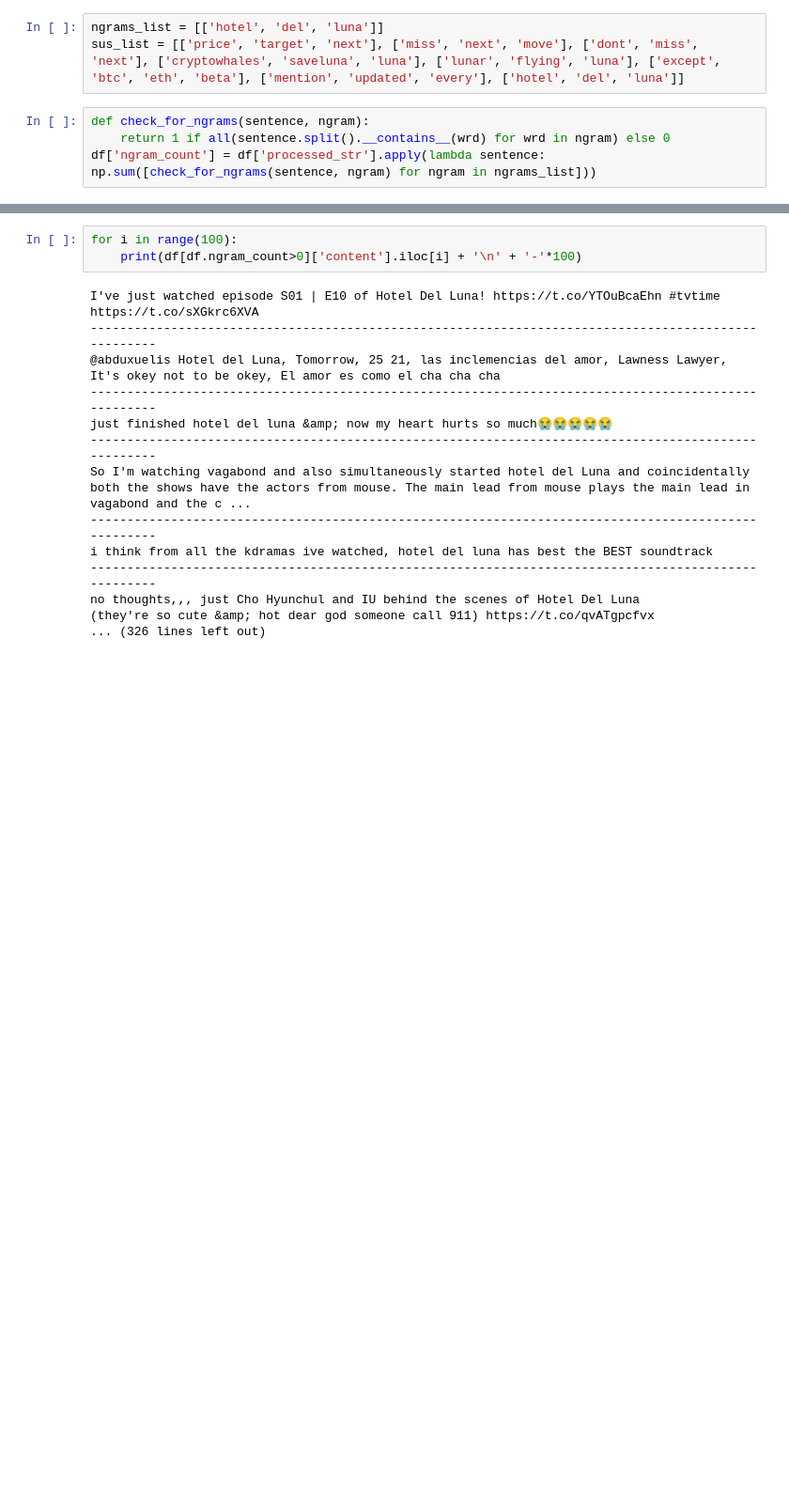
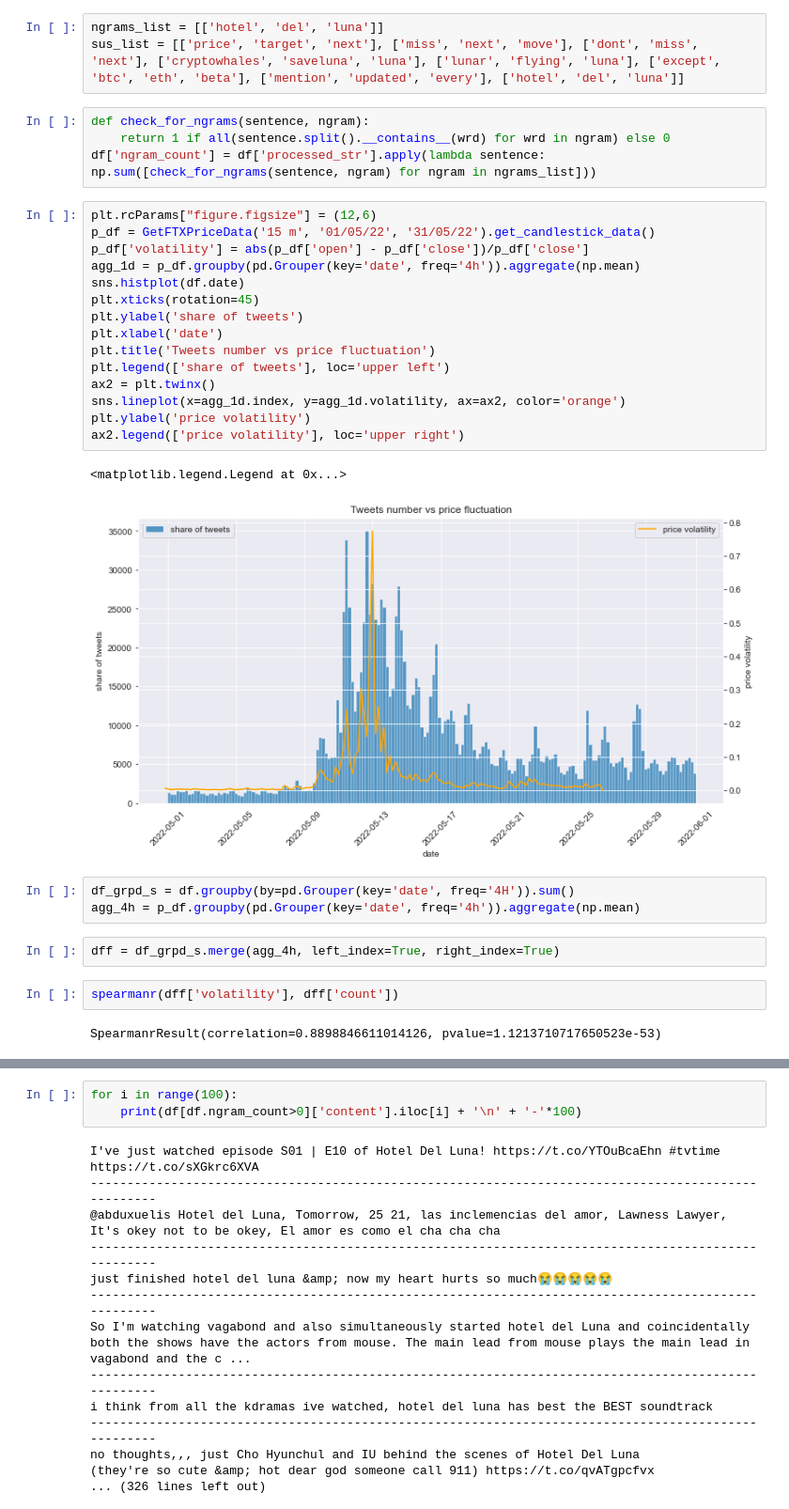
Before and after one commit to jzmujdzin/luna-nlp-paper, a Jupyter notebook: notebooks/plots.ipynb, the cells around one changed output, grey strips where cells are left out. Shown at 94% size. Drawn from its saved outputs; the diff is of its cells as text; blank space fills up the shorter version.

```diff
--- a/notebooks/plots.ipynb
+++ b/notebooks/plots.ipynb
@@ -73,3 +71,30 @@ sus_list = [['price', 'target', 'next'], ['miss', 'next', 'move'], ['dont', 'mis
 def check_for_ngrams(sentence, ngram):
     return 1 if all(sentence.split().__contains__(wrd) for wrd in ngram) else 0
 df['ngram_count'] = df['processed_str'].apply(lambda sentence: np.sum([check_for_ngrams(sentence, ngram) for ngram in ngrams_list]))
+# %%
+plt.rcParams["figure.figsize"] = (12,6)
+p_df = GetFTXPriceData('15 m', '01/05/22', '31/05/22').get_candlestick_data()
+p_df['volatility'] = abs(p_df['open'] - p_df['close'])/p_df['close']
+agg_1d = p_df.groupby(pd.Grouper(key='date', freq='4h')).aggregate(np.mean)
+sns.histplot(df.date)
+plt.xticks(rotation=45)
+plt.ylabel('share of tweets')
+plt.xlabel('date')
+plt.title('Tweets number vs price fluctuation')
+plt.legend(['share of tweets'], loc='upper left')
+ax2 = plt.twinx()
+sns.lineplot(x=agg_1d.index, y=agg_1d.volatility, ax=ax2, color='orange')
+plt.ylabel('price volatility')
+ax2.legend(['price volatility'], loc='upper right')
+# %% [output]
+<matplotlib.legend.Legend at 0x...>
+[figure, added]
+# %%
+df_grpd_s = df.groupby(by=pd.Grouper(key='date', freq='4H')).sum()
+agg_4h = p_df.groupby(pd.Grouper(key='date', freq='4h')).aggregate(np.mean)
+# %%
+dff = df_grpd_s.merge(agg_4h, left_index=True, right_index=True)
+# %%
+spearmanr(dff['volatility'], dff['count'])
+# %% [output]
+SpearmanrResult(correlation=0.8898846611014126, pvalue=1.1213710717650523e-53)
```
Also changed, not shown: parts of 12 cells of this notebook, 1 other file.
